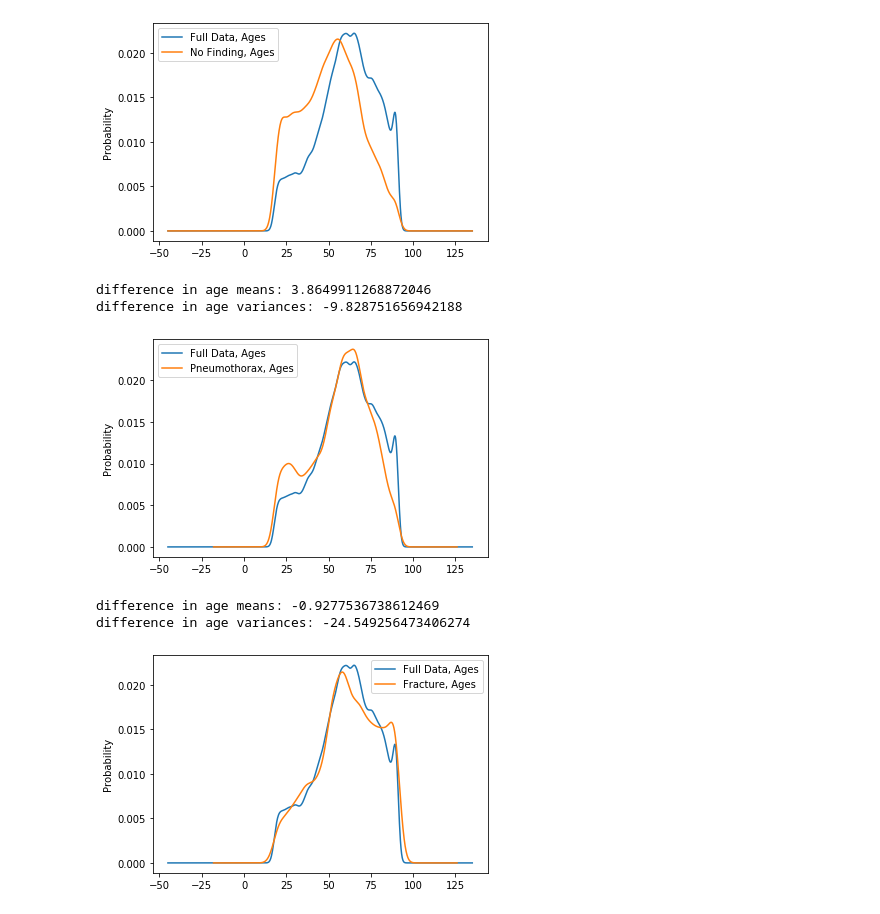
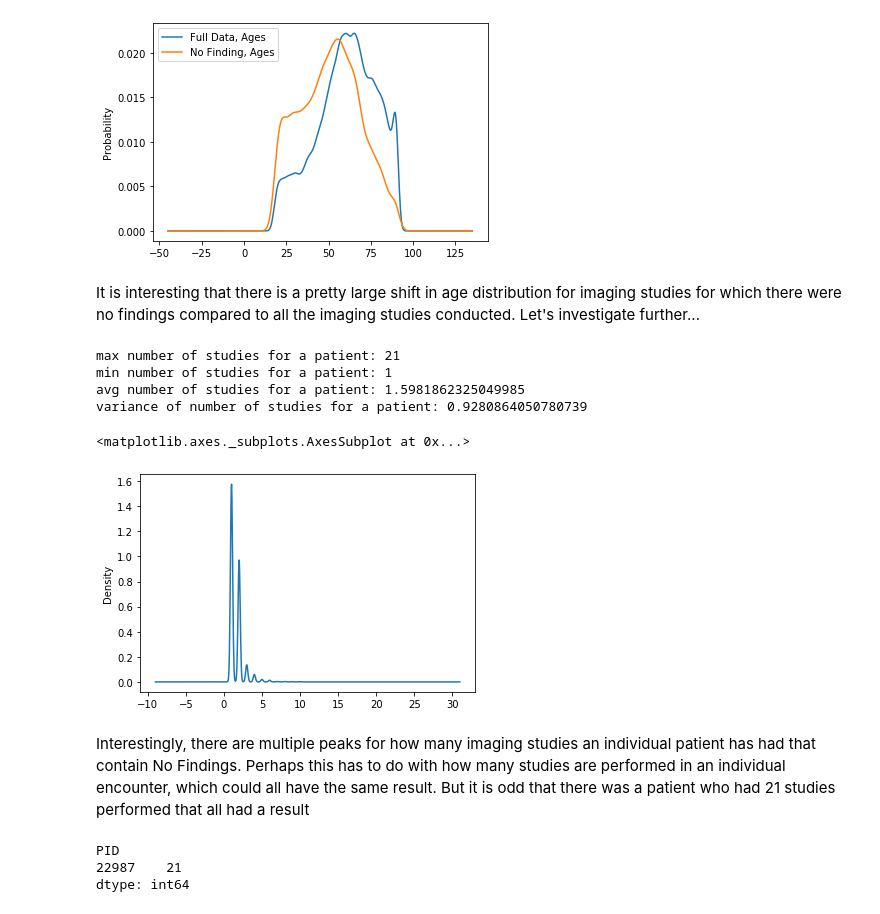
Before and after one commit to peterdobbs77/statistical_simulation, a Jupyter notebook: InvestigatingCheXpert.ipynb, the cells around one changed output. Cells and saved outputs as stored; diff of their text form; code cells hidden in the pictures.

Commit message:
further work on investigating "No Findings"

```diff
--- a/InvestigatingCheXpert.ipynb
+++ b/InvestigatingCheXpert.ipynb
@@ -59,3 +59,28 @@ compareProbabilityDensityOfAgesInCategory(df,'No Finding')
 difference in age means: 9.502321338406198
 difference in age variances: 4.232494189332101
 [figure]
+# %% [markdown]
+It is interesting that there is a pretty large shift in age distribution for imaging studies for which there were no findings compared to all the imaging studies conducted. Let's investigate further...
+# %%
+no_findings = df[df['No Finding']==1.0]
+pvt = pd.pivot_table(no_findings, index='PID', aggfunc='size')
+print('max number of studies for a patient: {}'.format(pvt.max()))
+print('min number of studies for a patient: {}'.format(pvt.min()))
+print('avg number of studies for a patient: {}'.format(pvt.mean()))
+print('variance of number of studies for a patient: {}'.format(pvt.var()))
+pvt.plot.kde()
+# %% [output]
+max number of studies for a patient: 21
+min number of studies for a patient: 1
+avg number of studies for a patient: 1.5981862325049985
+variance of number of studies for a patient: 0.9280864050780739
+<matplotlib.axes._subplots.AxesSubplot at 0x...>
+[figure, added]
+# %% [markdown]
+Interestingly, there are multiple peaks for how many imaging studies an individual patient has had that contain No Findings. Perhaps this has to do with how many studies are performed in an individual encounter, which could all have the same result. But it is odd that there was a patient who had 21 studies performed that all had a result
+# %%
+pvt[pvt==pvt.max()]
+# %% [output]
+PID
+22987    21
+dtype: int64
@@ -62,14 +90,3 @@ difference in age variances: 4.232494189332101
 # %%
 # investigate subset where there was pneumothorax
-compareProbabilityDensityOfAgesInCategory(df,'Pneumothorax')
+#compareProbabilityDensityOfAgesInCategory(df,'Pneumothorax')
-# %% [output]
-difference in age means: 3.8649911268872046
-difference in age variances: -9.828751656942188
-[figure, removed]
-# %%
-# investigate subset where there was fracture
-compareProbabilityDensityOfAgesInCategory(df,'Fracture')
-# %% [output]
-difference in age means: -0.9277536738612469
-difference in age variances: -24.549256473406274
-[figure, removed]
```
Also changed, not shown: parts of 4 cells of this notebook, 1 other file.
